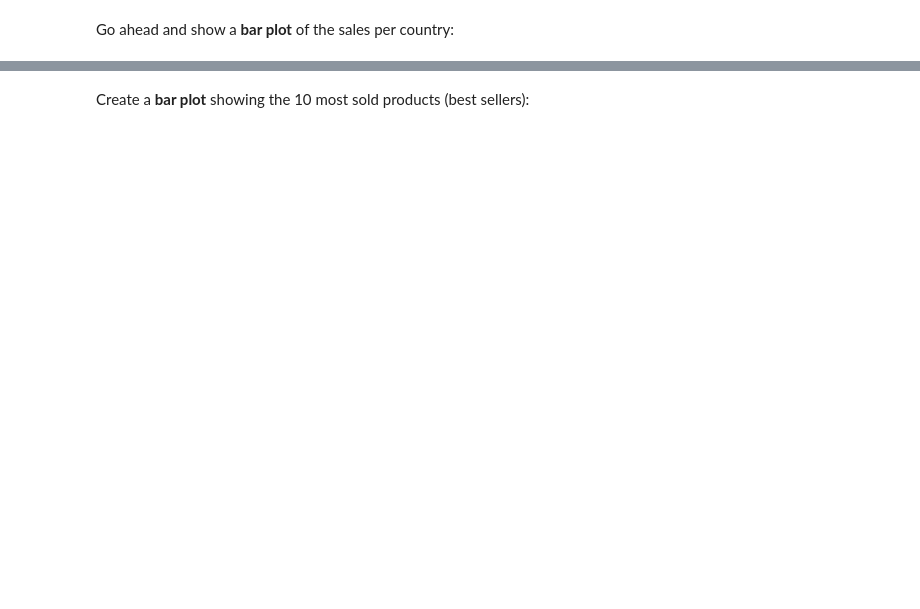
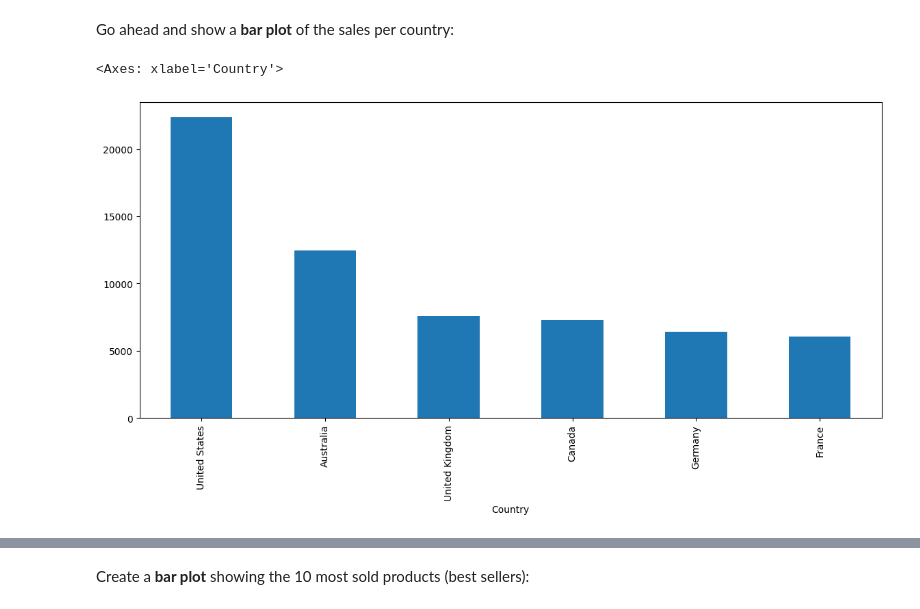
Before and after one commit to mi3ou/Data-Analysis, a Jupyter notebook: Exercises_1.ipynb, the cells around one changed output, grey strips where cells are left out. Cells and saved outputs as stored; diff of their text form; code cells hidden in the pictures; blank space fills up the shorter version.

```diff
--- a/Exercises_1.ipynb
+++ b/Exercises_1.ipynb
@@ -138,6 +209,10 @@ sales['Country'].value_counts()
 Go ahead and show a <b>bar plot</b> of the sales per country:
 # %%
 # your code goes here
+sales['Country'].value_counts().plot(kind= 'bar', figsize= (14,6))
+# %% [output]
+<Axes: xlabel='Country'>
+[figure, added]
 # %%
 sales['Country'].value_counts().plot(kind='bar', figsize=(14,6))
 # %% [markdown]
```
Also changed, not shown: parts of 20 cells of this notebook.
